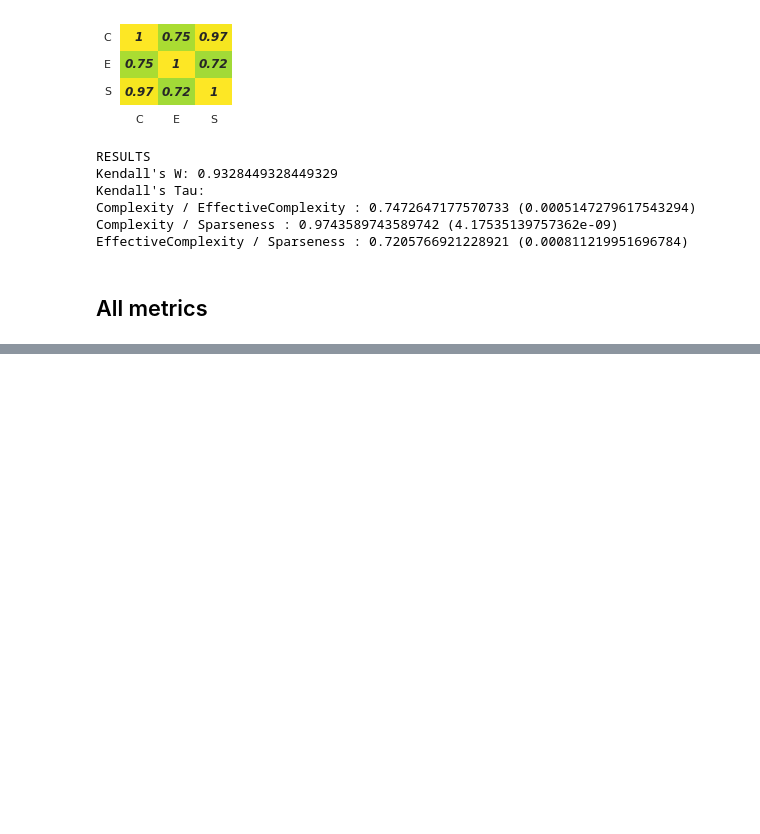
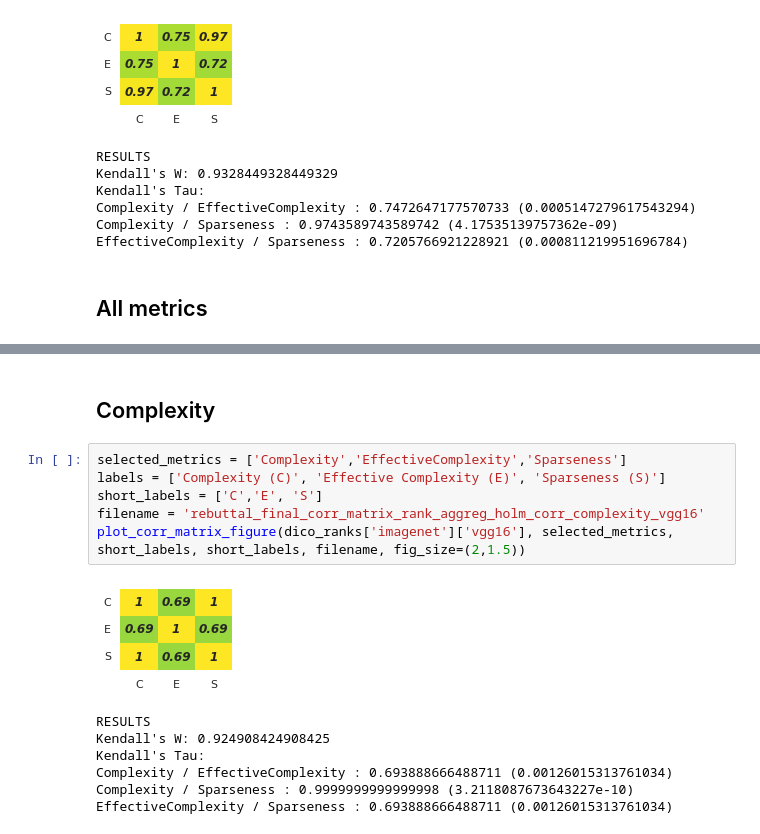
Before and after one commit to multitel-ai/Evaluation-XAI-Metrics-GD6-TRAIL, a Jupyter notebook: XAI_analysis_correlations_rank_aggreg_rebuttal.ipynb, the cells around one changed output, grey strips where cells are left out. Saved outputs shown, nothing was run; the diff lists cells and outputs as text; blank space fills up the shorter version.

```diff
--- a/XAI_analysis_correlations_rank_aggreg_rebuttal.ipynb
+++ b/XAI_analysis_correlations_rank_aggreg_rebuttal.ipynb
@@ -471,0 +527,16 @@ Pixel-Flipping with baseline_black / Selectivity with baseline_black : 0.4358974
+# %% [markdown]
+## Complexity
+# %%
+selected_metrics = ['Complexity','EffectiveComplexity','Sparseness']
+labels = ['Complexity (C)', 'Effective Complexity (E)', 'Sparseness (S)']
+short_labels = ['C','E', 'S']
+filename = 'rebuttal_final_corr_matrix_rank_aggreg_holm_corr_complexity_vgg16'
+plot_corr_matrix_figure(dico_ranks['imagenet']['vgg16'], selected_metrics, short_labels, short_labels, filename, fig_size=(2,1.5))
+# %% [output]
+[figure, added]
+RESULTS
+Kendall's W: 0.924908424908425
+Kendall's Tau:
+Complexity / EffectiveComplexity : 0.693888666488711 (0.00126015313761034)
+Complexity / Sparseness : 0.9999999999999998 (3.2118087673643227e-10)
+EffectiveComplexity / Sparseness : 0.693888666488711 (0.00126015313761034)
```
Also changed, not shown: parts of 14 cells of this notebook, 7 other files.
